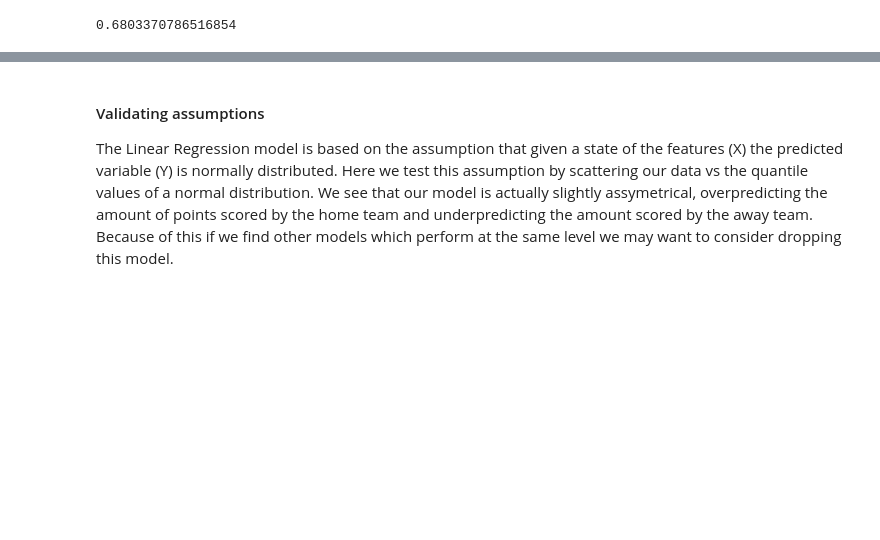
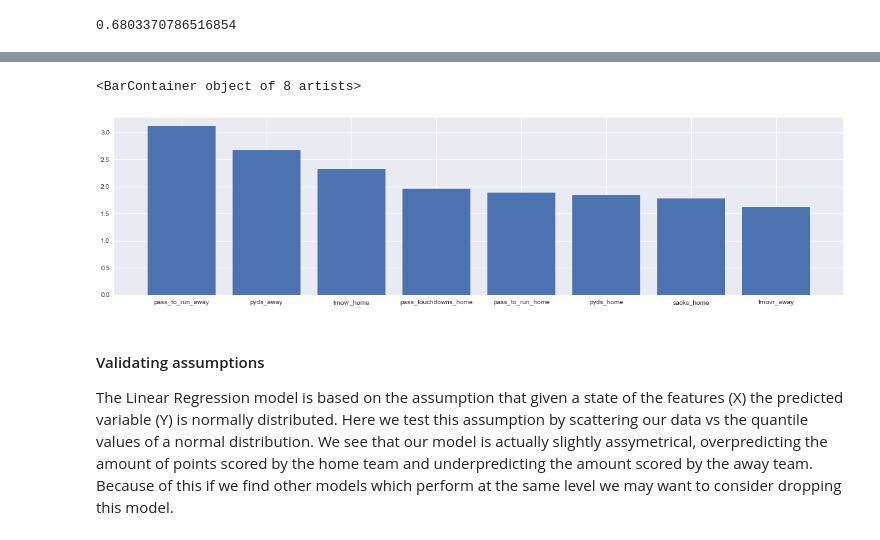
Before and after one commit to Edwardbafford/Springboard, a Jupyter notebook: Capstone 1 - NFL Matchup Predictions/Code/Machine Learning Analysis.ipynb, the cells around one changed output, grey strips where cells are left out. Saved outputs shown, nothing was run; the diff lists cells and outputs as text; code cells hidden in the pictures; blank space fills up the shorter version.

```diff
--- a/Capstone 1 - NFL Matchup Predictions/Code/Machine Learning Analysis.ipynb
+++ b/Capstone 1 - NFL Matchup Predictions/Code/Machine Learning Analysis.ipynb
@@ -169,4 +169,4 @@ coefs['coef'] = np.abs(coefs['coef'])
 # %%
 top = coefs.nlargest(n=10, columns='coef')
 # %%
-clf.fit(X_scale[top.index],y_reg)
+l_top = clf.fit(X_scale[top.index],y_reg)
@@ -219,3 +212,13 @@ clf.best_score_
+# %%
+from matplotlib.pyplot import figure
+figure(figsize=(20, 5))
+
+lin_f = pd.DataFrame(np.abs(l_top.best_estimator_.coef_),index=top.index,columns=['coef']).nlargest(n=8, columns='coef')
+
+plt.bar(lin_f.index, lin_f['coef'])
+# %% [output]
+<BarContainer object of 8 artists>
+[figure, added]
 # %% [markdown]
 #### Validating assumptions
 The Linear Regression model is based on the assumption that given a state of the features (X) the predicted variable (Y) is normally distributed. Here we test this assumption by scattering our data vs the quantile values of a normal distribution. We see that our model is actually slightly assymetrical, overpredicting the amount of points scored by the home team and underpredicting the amount scored by the away team. Because of this if we find other models which perform at the same level we may want to consider dropping this model.
```
Also changed, not shown: parts of 28 cells of this notebook, 3 other files.
